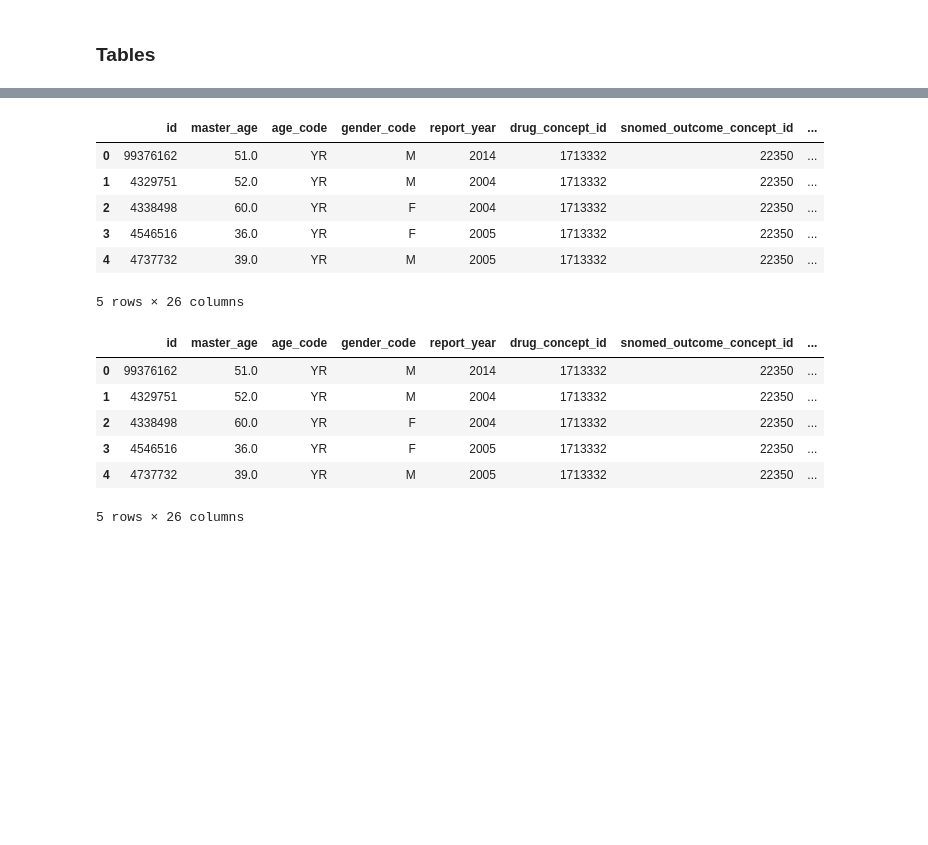
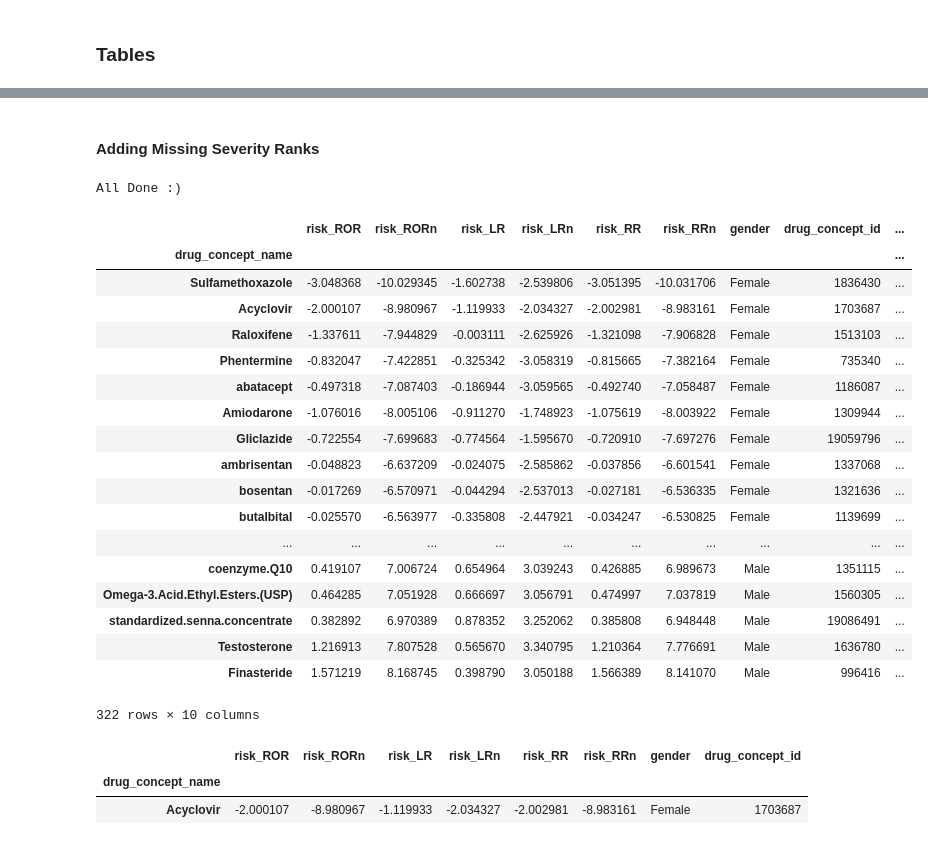
Before and after one commit to tatonetti-lab/sex_risks, a Jupyter notebook: Drugs with Sex Risks.ipynb, the cells around one changed output, grey strips where cells are left out. Cells and saved outputs as stored; diff of their text form; code cells hidden in the pictures; blank space fills up the shorter version.

```diff
--- a/Sex Risks Jupyter Notebook.ipynb
+++ b/Drugs with Sex Risks.ipynb
@@ -2463,0 +2447,2 @@ out of loop
+# %% [markdown]
+#### Adding Missing Severity Ranks
@@ -2463,0 +2468,22 @@ out of loop
+# %%
+#Check if outcome ranks are missing and if yes, set up regEx search
+
+outRank = pd.read_excel(ROOT + 'Outcome Severity Mapping/Ranked ADRs.xlsx', sheet_name='Ranked ADRs')
+df_rankDict = pd.read_feather(ROOT +"Outcome Severity Mapping/Outcomes Dictionary.feather")
+rankNames = outRank.Name.unique()
+rankNames = np.sort(rankNames)
+
+toDo = df_genderAsso_sig.query('outcome_rank==0').reset_index()['outcome_concept_name'].unique()
+done = df_rankDict['outcome_concept_name']
+
+for i in range(0, len(done)):
+    idx = np.argwhere(toDo == done[i])
+    toDo = np.delete(toDo, idx)
+#done = done[-1:]
+if (len(toDo) == 0):
+    print("All Done :)")
+else:
+    search = toDo[0]
+    print(search)
+# %% [output]
+All Done :)
@@ -2464,20 +2518,38 @@ out of loop
+# %%
+temp = assignRisk(df_drugRisks_sig)
+assignATC(temp.sort_values(by='avg_risk'), ATC_level=3)#.query('ATC_3_name=="DIRECT ACTING ANTIVIRALS"')
+# %% [output]
+|  | risk_ROR | risk_RORn | risk_LR | risk_LRn | risk_RR | risk_RRn | gender | drug_concept_id | ... |
+| drug_concept_name |  |  |  |  |  |  |  |  | ... |
+| Sulfamethoxazole | -3.048368 | -10.029345 | -1.602738 | -2.539806 | -3.051395 | -10.031706 | Female | 1836430 | ... |
+| Acyclovir | -2.000107 | -8.980967 | -1.119933 | -2.034327 | -2.002981 | -8.983161 | Female | 1703687 | ... |
+| Raloxifene | -1.337611 | -7.944829 | -0.003111 | -2.625926 | -1.321098 | -7.906828 | Female | 1513103 | ... |
+| Phentermine | -0.832047 | -7.422851 | -0.325342 | -3.058319 | -0.815665 | -7.382164 | Female | 735340 | ... |
+| abatacept | -0.497318 | -7.087403 | -0.186944 | -3.059565 | -0.492740 | -7.058487 | Female | 1186087 | ... |
+| Amiodarone | -1.076016 | -8.005106 | -0.911270 | -1.748923 | -1.075619 | -8.003922 | Female | 1309944 | ... |
+| Gliclazide | -0.722554 | -7.699683 | -0.774564 | -1.595670 | -0.720910 | -7.697276 | Female | 19059796 | ... |
+| ambrisentan | -0.048823 | -6.637209 | -0.024075 | -2.585862 | -0.037856 | -6.601541 | Female | 1337068 | ... |
+| bosentan | -0.017269 | -6.570971 | -0.044294 | -2.537013 | -0.027181 | -6.536335 | Female | 1321636 | ... |
+| butalbital | -0.025570 | -6.563977 | -0.335808 | -2.447921 | -0.034247 | -6.530825 | Female | 1139699 | ... |
+| ... | ... | ... | ... | ... | ... | ... | ... | ... | ... |
+| coenzyme.Q10 | 0.419107 | 7.006724 | 0.654964 | 3.039243 | 0.426885 | 6.989673 | Male | 1351115 | ... |
+| Omega-3.Acid.Ethyl.Esters.(USP) | 0.464285 | 7.051928 | 0.666697 | 3.056791 | 0.474997 | 7.037819 | Male | 1560305 | ... |
+| standardized.senna.concentrate | 0.382892 | 6.970389 | 0.878352 | 3.252062 | 0.385808 | 6.948448 | Male | 19086491 | ... |
+| Testosterone | 1.216913 | 7.807528 | 0.565670 | 3.340795 | 1.210364 | 7.776691 | Male | 1636780 | ... |
+| Finasteride | 1.571219 | 8.168745 | 0.398790 | 3.050188 | 1.566389 | 8.141070 | Male | 996416 | ... |
+322 rows × 10 columns
+# %%
+# Mirtazapine
+# Escitalopram
+# interferon.beta-1b
+# Acyclovir
+# Regular.Insulin,.Human
+# Phenytoin
+
+df_drugRisks_sig.query('drug_concept_name=="Acyclovir"')
+# %% [output]
+|  | risk_ROR | risk_RORn | risk_LR | risk_LRn | risk_RR | risk_RRn | gender | drug_concept_id |
+| drug_concept_name |  |  |  |  |  |  |  |  |
+| Acyclovir | -2.000107 | -8.980967 | -1.119933 | -2.034327 | -2.002981 | -8.983161 | Female | 1703687 |
 # %%
-aeolus = pd.read_feather(ROOT+"AEOLUS/clean_withRank.tsv.feather")
+chi2 = pd.read_feather(ROOT+"/Stages/Chi2 Results.feather")
-# %% [output]
-|  | id | master_age | age_code | gender_code | report_year | drug_concept_id | snomed_outcome_concept_id | ... |
-| 0 | 99376162 | 51.0 | YR | M | 2014 | 1713332 | 22350 | ... |
-| 1 | 4329751 | 52.0 | YR | M | 2004 | 1713332 | 22350 | ... |
-| 2 | 4338498 | 60.0 | YR | F | 2004 | 1713332 | 22350 | ... |
-| 3 | 4546516 | 36.0 | YR | F | 2005 | 1713332 | 22350 | ... |
-| 4 | 4737732 | 39.0 | YR | M | 2005 | 1713332 | 22350 | ... |
-5 rows × 26 columns
-# %%
-aeolus.head()
-# %% [output]
-|  | id | master_age | age_code | gender_code | report_year | drug_concept_id | snomed_outcome_concept_id | ... |
-| 0 | 99376162 | 51.0 | YR | M | 2014 | 1713332 | 22350 | ... |
-| 1 | 4329751 | 52.0 | YR | M | 2004 | 1713332 | 22350 | ... |
-| 2 | 4338498 | 60.0 | YR | F | 2004 | 1713332 | 22350 | ... |
-| 3 | 4546516 | 36.0 | YR | F | 2005 | 1713332 | 22350 | ... |
-| 4 | 4737732 | 39.0 | YR | M | 2005 | 1713332 | 22350 | ... |
-5 rows × 26 columns
```
Also changed, not shown: parts of 7 cells of this notebook.
